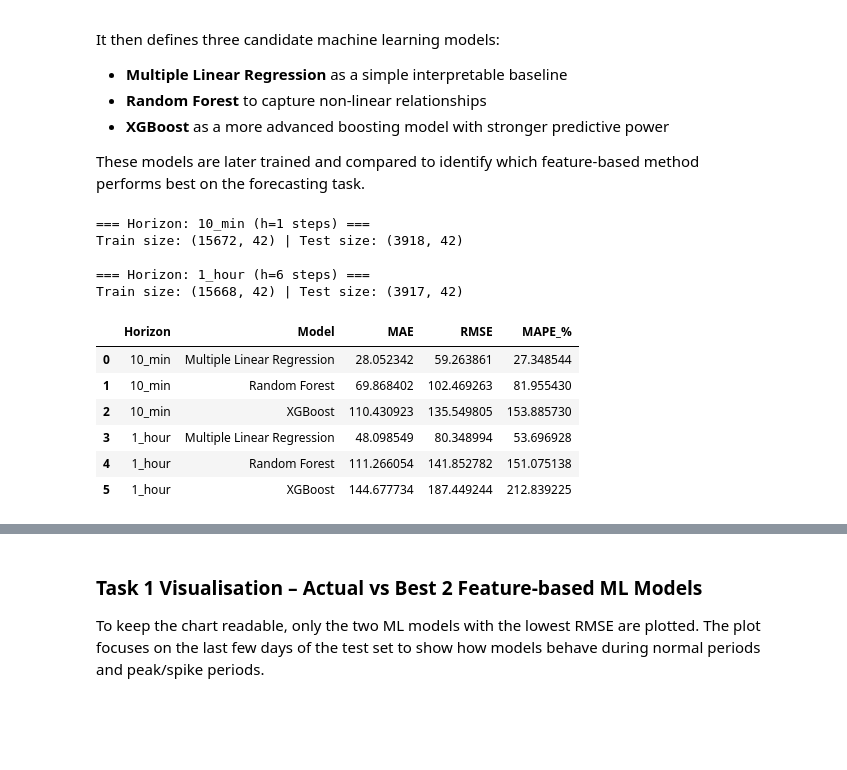
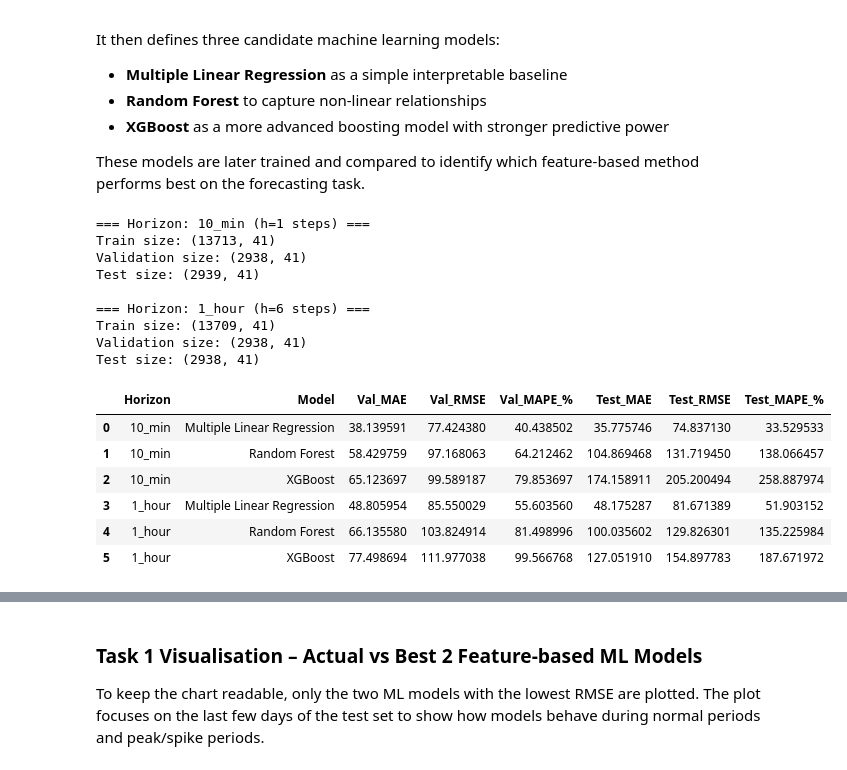
Before and after one commit to ibimohamed83/Data_Analytics_project, a Jupyter notebook: smart_home.ipynb, the cells around one changed output, grey strips where cells are left out. Cells and saved outputs as stored; diff of their text form; code cells hidden in the pictures; blank space fills up the shorter version.

```diff
--- a/smart_home.ipynb
+++ b/smart_home.ipynb
@@ -665,6 +766,10 @@ def make_supervised(df, target_col, horizon_steps, lags, roll_windows):
     Features use only past/current information (no leakage).
     """
     data = df.copy()
+    data = data.sort_index()
+
+    # Ensure target is numeric
+    data[target_col] = pd.to_numeric(data[target_col], errors="coerce")
 
     # Time features
     data["hour"] = data.index.hour
@@ -672,23 +777,25 @@ def make_supervised(df, target_col, horizon_steps, lags, roll_windows):
     data["is_weekend"] = data["dayofweek"].isin([5, 6]).astype(int)
     data["month"] = data.index.month
 
-    # Lag features of target
+    # Lag features of target. This used past values lag 1, previous 10-min value, lag 6 previous 1 hour value lag 144 previous
     for lag in lags:
         data[f"{target_col}_lag_{lag}"] = data[target_col].shift(lag)
 
-    # Rolling stats of target (shift by 1 to ensure it uses only past values)
+    # Rolling stats of target (shift by 1 to ensure it uses only past values).
+    # That means the rolling statistics use only past values, not the current row and not future rows
     for w in roll_windows:
         data[f"{target_col}_roll_mean_{w}"] = data[target_col].shift(1).rolling(w).mean()
         data[f"{target_col}_roll_std_{w}"]  = data[target_col].shift(1).rolling(w).std()
 
-    # Forecast target at t+h
+    # Forecast target at t+h, this means horizon_step =1  predicts the next 10 min value
+    # and horizon_step=6, predicts the value 1 hour head.
     data["y_target"] = data[target_col].shift(-horizon_steps)
 
     # Drop rows with NaNs caused by lag/rolling and horizon shift
     data = data.dropna()
 
-    # Features = all columns except y_target
-    X = data.drop(columns=["y_target"])
+    # Remove the raw current target column to avoid making the model too dependent on lag-0
+    X = data.drop(columns=["y_target", target_col], errors="ignore")
     # keep only numeric features (removes datetime/object columns like 'date')
     X = X.select_dtypes(include=["number"]).copy()
 
@@ -753,50 +868,73 @@ def get_models():
 # %%
 
 # Run Task 1 ML models for each horizon
 all_results = []
 # Loop through each forecasting horizon defined in HORIZONS
 # Example: 10_min -> h=1, 1_hour -> h=6
 for horizon_name, h in HORIZONS.items():
     print(f"\n=== Horizon: {horizon_name} (h={h} steps) ===")
 
     # Convert the time series into a supervised learning dataset
     # X contains lag/rolling features, y contains the future target to predict
     X, y = make_supervised(df, TARGET, h, LAGS, ROLL_WINDOWS)
 
-    # Split the data chronologically into training and testing sets
-    X_train, X_test, y_train, y_test = time_split(X, y, test_size=TEST_SIZE)
+    # Split the data chronologically into training and testing sets Chronological 70/15/15 split
+    X_train, X_val, X_test, y_train, y_val, y_test = time_split_3way(X, y, train_size=TRAIN_SIZE, val_size=VAL_SIZE)
 
-    print("Train size:", X_train.shape, "| Test size:", X_test.shape)
+    print("Train size:", X_train.shape)
+    print("Validation size:", X_val.shape)
+    print("Test size:", X_test.shape)
 
     models = get_models()
     # Train and evaluate each model
     for name, model in models.items():
+        # Fit model on training data
         model.fit(X_train, y_train)
-        # Generate predictions on the test data
-        preds = model.predict(X_test)
-        # Compute evaluation metrics: MAE, RMSE, and MAPE
-        m = compute_metrics(y_test.values, preds)
-        # Store the results in a list
+
+        # Evaluate on validation data first
+        val_preds = model.predict(X_val)
+        val_metrics = compute_metrics(y_val.values, val_preds)
+
+        # Refit on train + validation before final test evaluation
+        X_trainval = pd.concat([X_train, X_val])
+        y_trainval = pd.concat([y_train, y_val])
+
+        model.fit(X_trainval, y_trainval)
+
+        # Final evaluation on untouched test data
+        test_preds = model.predict(X_test)
+        test_metrics = compute_metrics(y_test.values, test_preds)
+
+        # Store both validation and test results
         all_results.append({
             "Horizon": horizon_name,
             "Model": name,
-            **m
+            "Val_MAE": val_metrics["MAE"],
+            "Val_RMSE": val_metrics["RMSE"],
+            "Val_MAPE_%": val_metrics["MAPE_%"],
+            "Test_MAE": test_metrics["MAE"],
+            "Test_RMSE": test_metrics["RMSE"],
+            "Test_MAPE_%": test_metrics["MAPE_%"]
         })
 # Convert the results list into a dataframe
 # Sort by horizon and RMSE so the best model appears first within each horizon
-results_df = pd.DataFrame(all_results).sort_values(["Horizon", "RMSE"])
+results_df = pd.DataFrame(all_results).sort_values(["Horizon", "Val_RMSE"])
 results_df
 # %% [output]
 === Horizon: 10_min (h=1 steps) ===
-Train size: (15672, 42) | Test size: (3918, 42)
+Train size: (13713, 41)
+Validation size: (2938, 41)
+Test size: (2939, 41)
 
 === Horizon: 1_hour (h=6 steps) ===
-Train size: (15668, 42) | Test size: (3917, 42)
+Train size: (13709, 41)
+Validation size: (2938, 41)
+Test size: (2938, 41)
-|  | Horizon | Model | MAE | RMSE | MAPE_% |
-| 0 | 10_min | Multiple Linear Regression | 28.052342 | 59.263861 | 27.348544 |
-| 1 | 10_min | Random Forest | 69.868402 | 102.469263 | 81.955430 |
-| 2 | 10_min | XGBoost | 110.430923 | 135.549805 | 153.885730 |
-| 3 | 1_hour | Multiple Linear Regression | 48.098549 | 80.348994 | 53.696928 |
-| 4 | 1_hour | Random Forest | 111.266054 | 141.852782 | 151.075138 |
-| 5 | 1_hour | XGBoost | 144.677734 | 187.449244 | 212.839225 |
+|  | Horizon | Model | Val_MAE | Val_RMSE | Val_MAPE_% | Test_MAE | Test_RMSE | Test_MAPE_% |
+| 0 | 10_min | Multiple Linear Regression | 38.139591 | 77.424380 | 40.438502 | 35.775746 | 74.837130 | 33.529533 |
+| 1 | 10_min | Random Forest | 58.429759 | 97.168063 | 64.212462 | 104.869468 | 131.719450 | 138.066457 |
+| 2 | 10_min | XGBoost | 65.123697 | 99.589187 | 79.853697 | 174.158911 | 205.200494 | 258.887974 |
+| 3 | 1_hour | Multiple Linear Regression | 48.805954 | 85.550029 | 55.603560 | 48.175287 | 81.671389 | 51.903152 |
+| 4 | 1_hour | Random Forest | 66.135580 | 103.824914 | 81.498996 | 100.035602 | 129.826301 | 135.225984 |
+| 5 | 1_hour | XGBoost | 77.498694 | 111.977038 | 99.566768 | 127.051910 | 154.897783 | 187.671972 |
 # %% [markdown]
```
Also changed, not shown: parts of 94 cells of this notebook.
